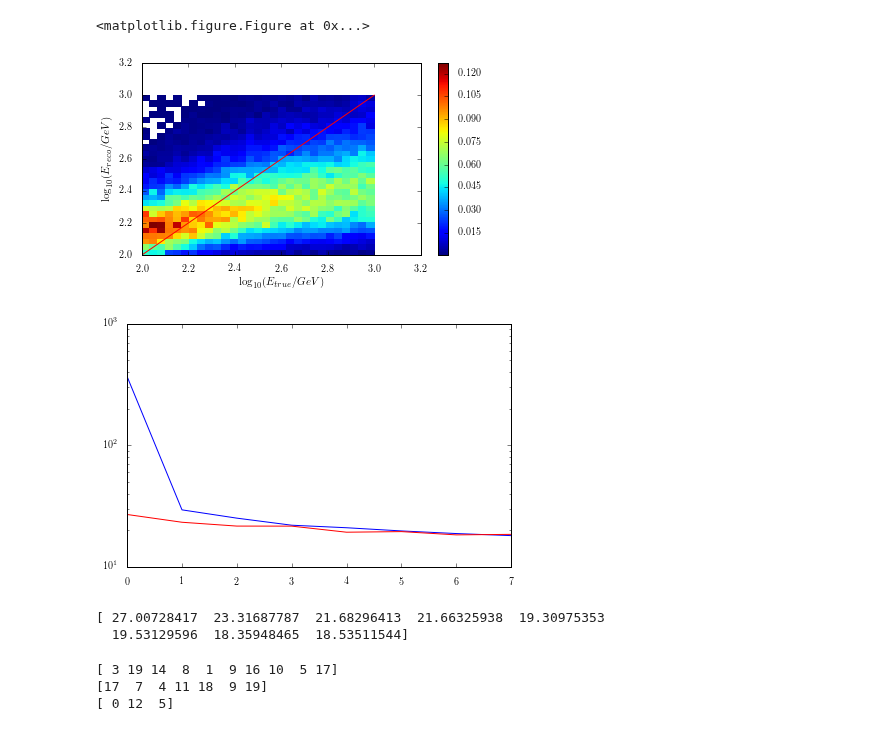
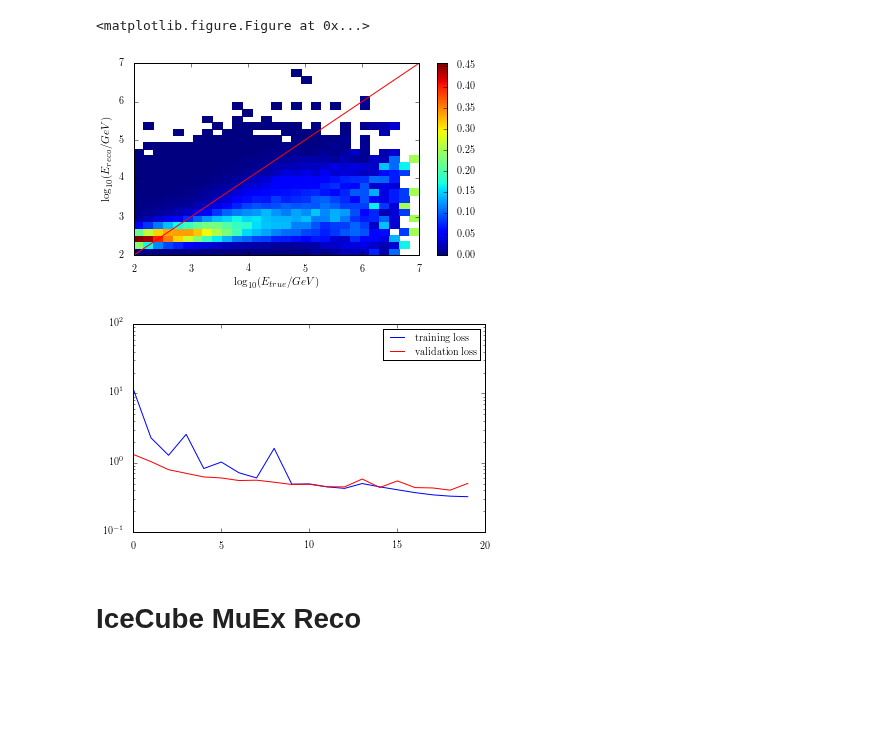
Before and after one commit to tglauch/DeepIceLearning, a Jupyter notebook: Evaluate_Model.ipynb, the cells around one changed output. Drawn from its saved outputs; the diff is of its cells as text; code cells hidden in the pictures; blank space fills up the shorter version.

Commit message:
Changed File Paths and plotting of IceCube MuEx

```diff
--- a/Evaluate_Model.ipynb
+++ b/Evaluate_Model.ipynb
@@ -33,11 +28,16 @@ plt.show()
 # %%
 
-H, xedges, yedges = np.histogram2d(plot_data[1], plot_data[0], bins=(np.linspace(2,3,30), np.linspace(2,3,30)))
+H, xedges, yedges = np.histogram2d([i for i in plot_data[1]],
+                                   [i for i in plot_data[0]],
+                                   bins=(np.linspace(2,7,30), np.linspace(2,7,30)))
 H=np.array([np.array(i)/np.sum(i) for i in H])
 H = H.T  # Let each row list bins with common y range.
 fig, ax = newfig(0.9)
 X, Y = np.meshgrid(xedges, yedges)
-ax.plot(np.linspace(2,3,10), np.linspace(2,3,10),color='red')
+ax.plot(np.linspace(2,7,10),
+        np.linspace(2,7,10),
+        color='red')
+
 H= np.ma.array(H)
 H.mask = H == 0
 cbar = ax.pcolormesh(X, Y, H)
@@ -48,19 +48,15 @@ plt.savefig('lowE.png', dpi=300)
 plt.show()
 # %% [output]
 <matplotlib.figure.Figure at 0x...>
-[figure, old version]
+[figure, new version]
 # %%
 epoche = np.concatenate(np.genfromtxt('{}.csv'.format(basepath), delimiter=',')[1:,0:1])
 loss = np.concatenate(np.genfromtxt('{}.csv'.format(basepath), delimiter=',')[1:,2:3])
 val_loss = np.concatenate(np.genfromtxt('{}.csv'.format(basepath), delimiter=',')[1:,4:5])
 # %%
-plt.semilogy(epoche, loss, color = 'blue')
-plt.semilogy(epoche, val_loss, color = 'red')
+plt.semilogy(epoche, loss, color = 'blue', label = 'training loss')
+plt.semilogy(epoche, val_loss, color = 'red', label = 'validation loss')
+plt.legend(loc = 'best')
 plt.show()
 # %% [output]
-[figure, old version]
+[figure, new version]
-# %%
-print val_loss
-# %% [output]
-[ 27.00728417  23.31687787  21.68296413  21.66325938  19.30975353
-  19.53129596  18.35948465  18.53511544]
@@ -73,8 +63,2 @@ test3 = np.random.choice(a,3, replace = False)
-# %%
-print test1
-print test2
-print test3
-# %% [output]
-[ 3 19 14  8  1  9 16 10  5 17]
-[17  7  4 11 18  9 19]
-[ 0 12  5]
+# %% [markdown]
+# IceCube MuEx Reco
```
Also changed, not shown: parts of 8 cells of this notebook, 3 other files.
